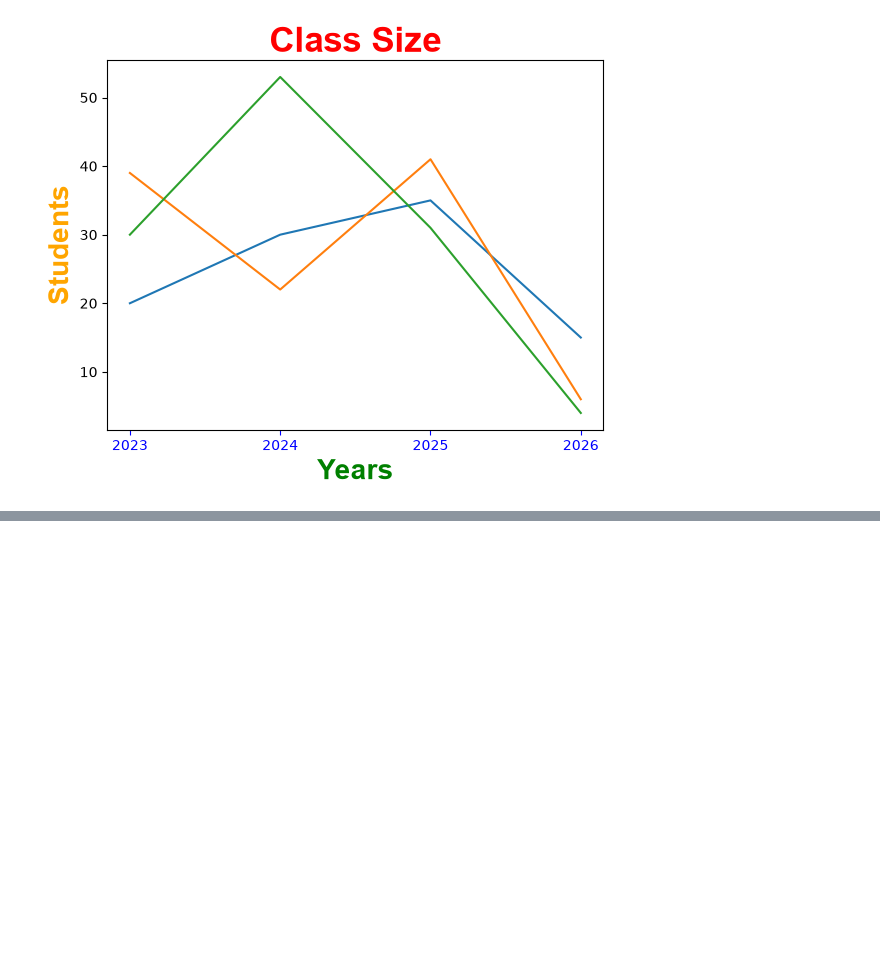
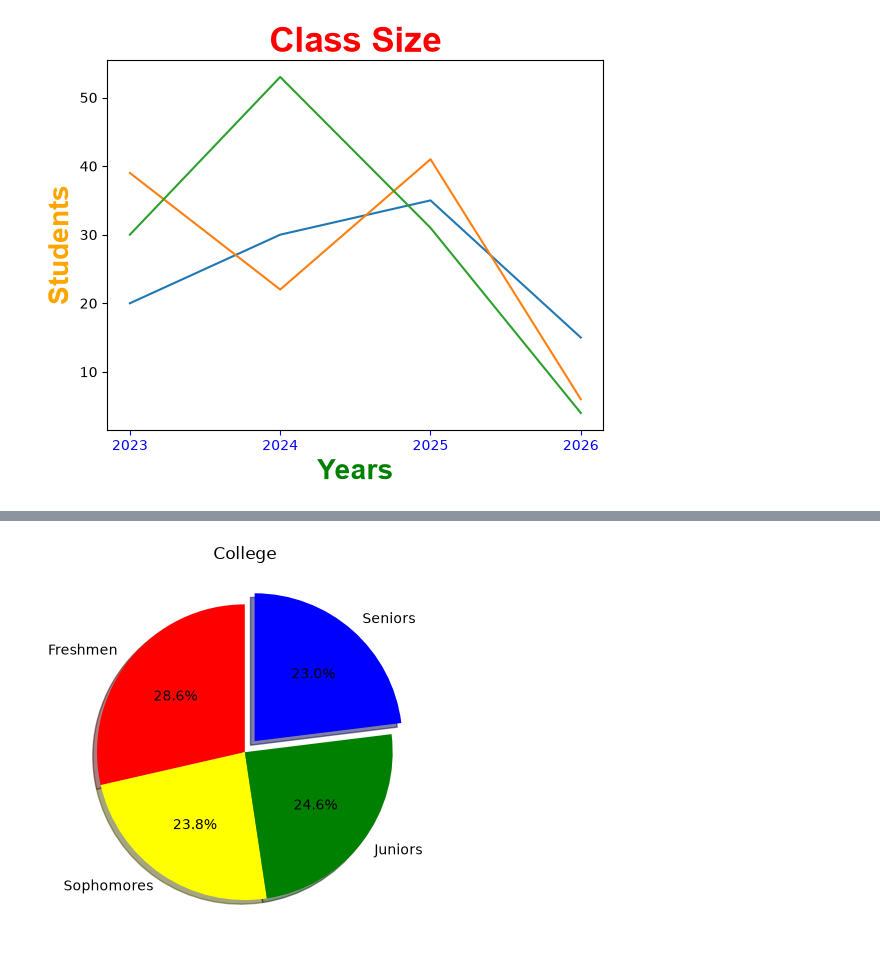
Before and after one commit to zaibgray/matplotlib, a Jupyter notebook: matplotlib.ipynb, the cells around one changed output, grey strips where cells are left out. Saved outputs shown, nothing was run; the diff lists cells and outputs as text; code cells hidden in the pictures; blank space fills up the shorter version.

```diff
--- a/matplotlib.ipynb
+++ b/matplotlib.ipynb
@@ -211,0 +261,19 @@ plt.show()
+# %%
+categories = np.array(["Freshmen", "Sophomores", "Juniors", "Seniors"])
+values = np.array([300, 250, 258, 242])
+colors = ["red", "yellow", "green", "blue"]
+# %%
+plt.pie(
+    values,
+    labels=categories,
+    autopct="%1.1f%%",
+    colors=colors,
+    explode=[0, 0, 0, 0.1],
+    shadow=True,
+    startangle=90
+    )
+
+plt.title("College")
+plt.show()
+# %% [output]
+[figure, added]
```
Also changed, not shown: parts of 11 cells of this notebook.
